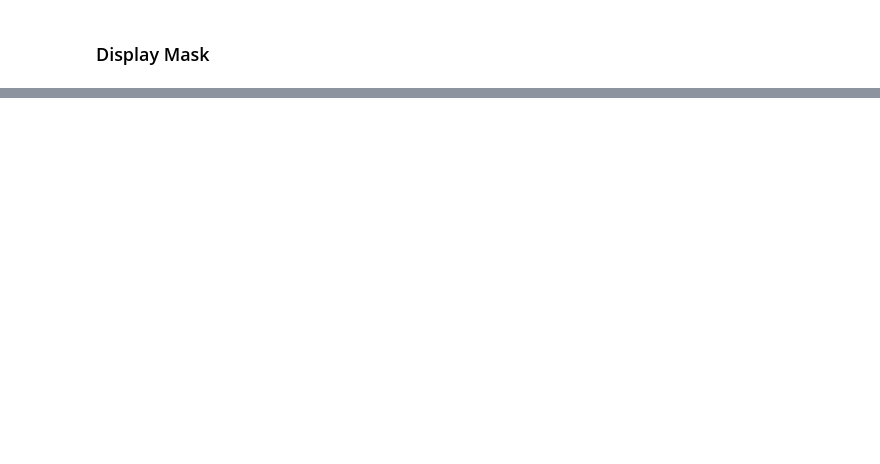
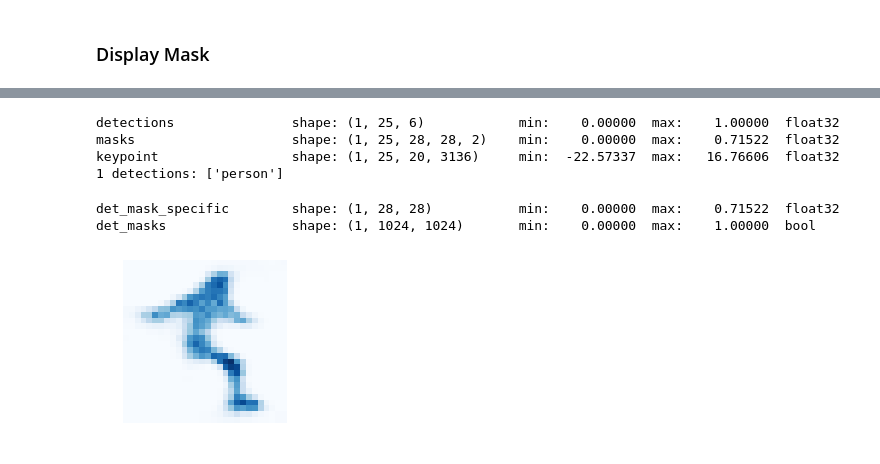
Before and after one commit to russoale/MaskRCNN, a Jupyter notebook: samples/jump/inspect_model.ipynb, the cells around one changed output, grey strips where cells are left out. Saved outputs shown, nothing was run; the diff lists cells and outputs as text; code cells hidden in the pictures; blank space fills up the shorter version.

```diff
--- a/samples/jump/inspect_model.ipynb
+++ b/samples/jump/inspect_model.ipynb
@@ -41,7 +43,7 @@ JUMP_MODEL_PATH = os.path.join(DATA_DIR, "russales", "logs", "jump20190625T1622"
 # Useful if you're training a model on the same
 # machine, in which case use CPU and leave the
 # GPU for training.
-GPU_ID = "1"
+GPU_ID = "0"
 DEVICE = "/gpu:{}".format(GPU_ID)  # /cpu:0 or /gpu:0
 
 # Inspect the model in training or inference modes
@@ -254,0 +243,35 @@ visualize.display_instances(image, bboxes_result, mask_result, class_ids_result,
+# %%
+# Get predictions of mask head
+mrcnn = model.run_graph([image], [
+    ("detections", model.keras_model.get_layer("mrcnn_detection").output),
+    ("masks", model.keras_model.get_layer("mrcnn_mask").output),
+    ("keypoint", model.keras_model.get_layer("mrcnn_keypoint_mask_reshape").output),
+])
+
+# Get detection class IDs. Trim zero padding.
+det_class_ids = mrcnn['detections'][0, :, 4].astype(np.int32)
+det_count = np.where(det_class_ids == 0)[0][0]
+det_class_ids = det_class_ids[:det_count]
+
+print("{} detections: {}".format(
+    det_count, np.array(dataset.class_names)[det_class_ids]))
+# %% [output]
+detections               shape: (1, 25, 6)            min:    0.00000  max:    1.00000  float32
+masks                    shape: (1, 25, 28, 28, 2)    min:    0.00000  max:    0.71522  float32
+keypoint                 shape: (1, 25, 20, 3136)     min:  -22.57337  max:   16.76606  float32
+1 detections: ['person']
+# %%
+# Masks
+det_boxes = utils.denorm_boxes(mrcnn["detections"][0, :, :4], image.shape[:2])
+det_mask_specific = np.array([mrcnn["masks"][0, i, :, :, c] for i, c in enumerate(det_class_ids)])
+det_masks = np.array([utils.unmold_mask(m, det_boxes[i], image.shape) for i, m in enumerate(det_mask_specific)])
+
+log("det_mask_specific", det_mask_specific)
+log("det_masks", det_masks)
+# %% [output]
+det_mask_specific        shape: (1, 28, 28)           min:    0.00000  max:    0.71522  float32
+det_masks                shape: (1, 1024, 1024)       min:    0.00000  max:    1.00000  bool
+# %%
+visualize.display_images(det_mask_specific[:4] * 255, cmap="Blues", interpolation="none")
+# %% [output]
+[figure, added]
```
Also changed, not shown: parts of 10 cells of this notebook, 1 other file.
